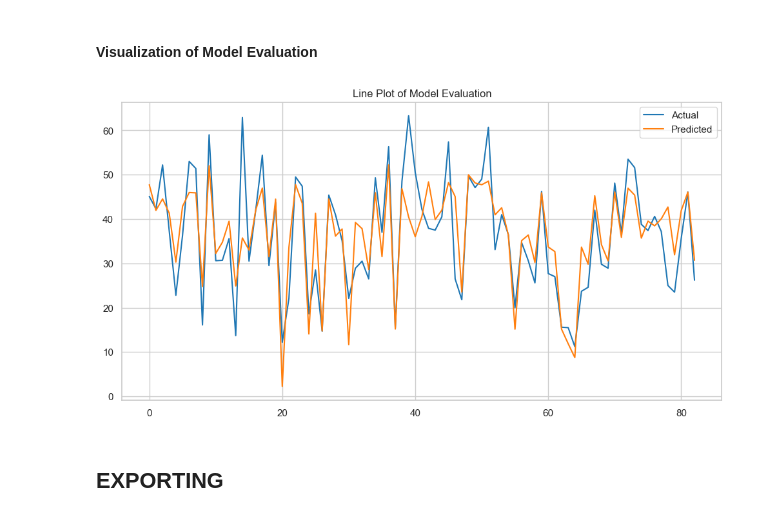
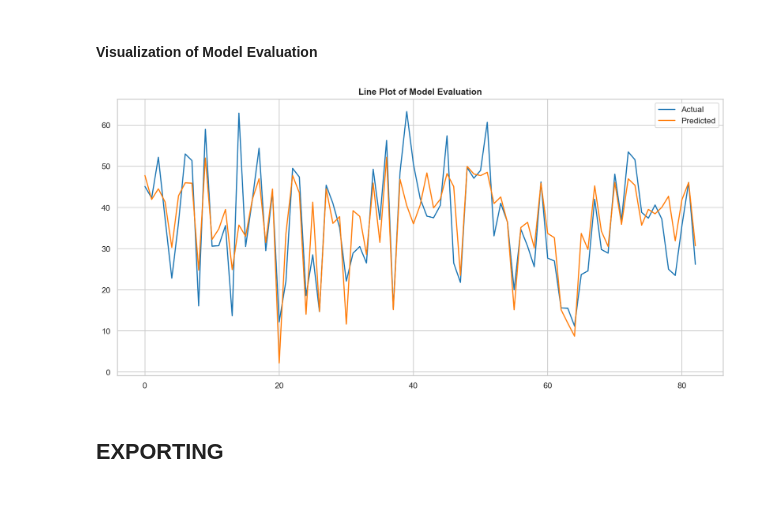
Before and after one commit to BillyImpostor/house-prices-prediction-model, a Jupyter notebook: notebooks/linear_regression.ipynb, the cells around one changed output. Cells and saved outputs as stored; diff of their text form; code cells hidden in the pictures.

```diff
--- a/notebooks/linear_regression.ipynb
+++ b/notebooks/linear_regression.ipynb
@@ -28,12 +35,14 @@ pd.set_option('display.max_columns', None)
 sns.set_context('notebook')
 sns.set_style('whitegrid')
 sns.set_palette('tab10')
+plt.rcParams['figure.dpi'] = 150
+plt.rcParams['font.size'] = 11
 # %% [markdown]
 ## DATA DESCRIPTION
 # %% [markdown]
 ### Load Dataset
 # %%
-df = pd.read_csv('real_estate.csv', sep = ',')
+df = pd.read_csv('C:/Users/BiliL/Downloads/ML_LinearRegression/house-prices-prediction-model/data/real_estate.csv', sep = ',')
 df.head()
 # %% [output]
 |  | No | X1 transaction date | X2 house age | X3 distance to the nearest MRT st... | X4 number of convenience stores | X5 latitude | ... |
@@ -249,13 +303,16 @@ R Square        : 0.6746481382828176
 #### Visualization of Model Evaluation
 # %%
 plt.figure(figsize=(12, 6))
+
 plt.plot(Y_Test.values, label = 'Actual')
 plt.plot(Y_Test_Predict, label = 'Predicted')
-plt.title("Line Plot of Model Evaluation")
+plt.title('Line Plot of Model Evaluation', fontweight = 'bold')
 plt.legend()
+
+plt.tight_layout()
 plt.show()
 # %% [output]
-[figure, old version]
+[figure, new version]
 # %% [markdown]
 ## EXPORTING
 # %% [markdown]
```
Also changed, not shown: parts of 14 cells of this notebook.
